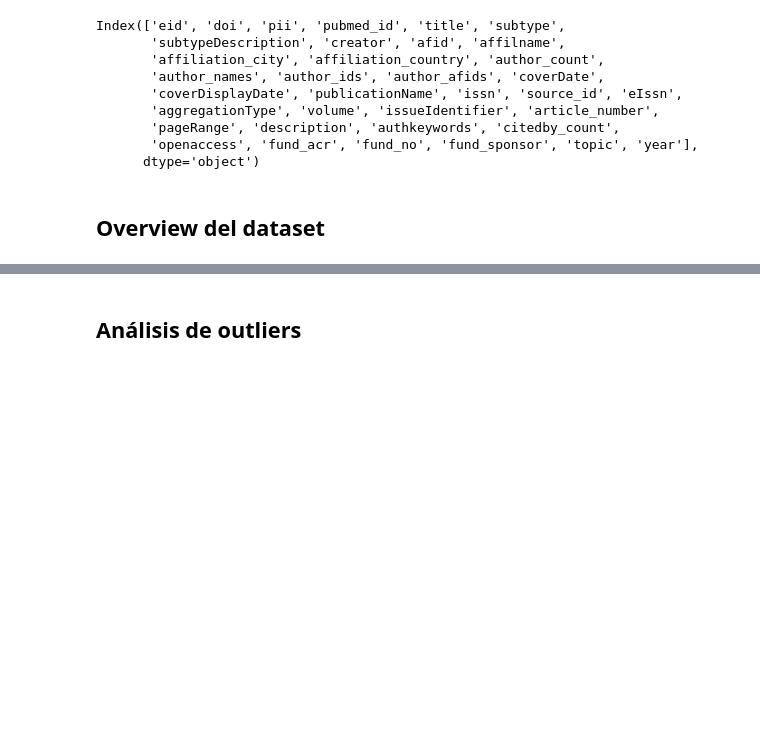
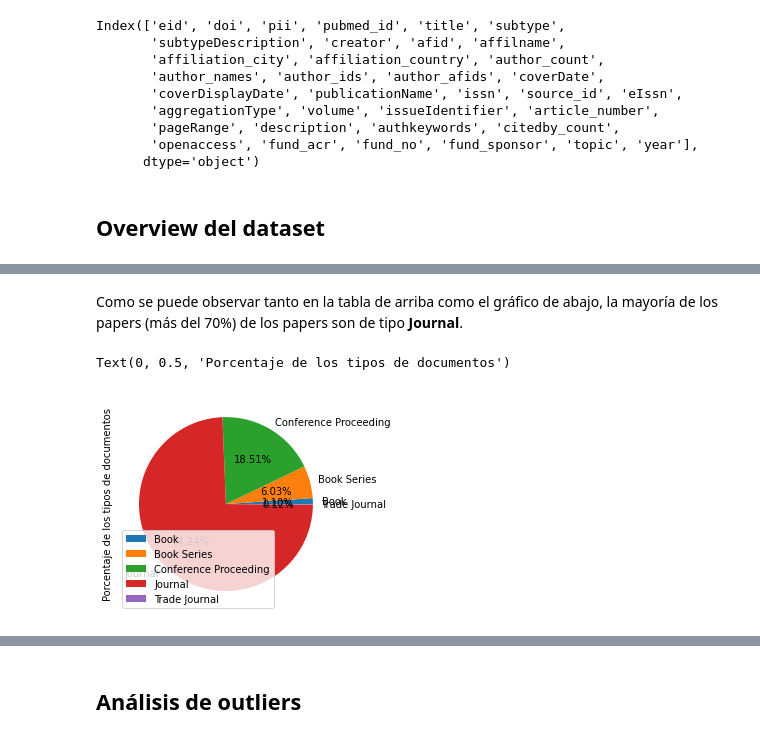
Before and after one commit to epulla/ProyectoCienciaDatos, a Jupyter notebook: AnalisisExploratorio.ipynb, the cells around one changed output, grey strips where cells are left out. Drawn from its saved outputs; the diff is of its cells as text; code cells hidden in the pictures; blank space fills up the shorter version.

```diff
--- a/AnalisisExploratorio.ipynb
+++ b/AnalisisExploratorio.ipynb
@@ -74,0 +84,3 @@ df[['doi','title','subtype','subtypeDescription','creator','affilname','affiliat
+# %%
+percentage_by_type = df[["title", "aggregationType"]].groupby("aggregationType").count() / len(df) * 100
+percentage_by_type
@@ -74,0 +95,8 @@ df[['doi','title','subtype','subtypeDescription','creator','affilname','affiliat
+# %% [markdown]
+Como se puede observar tanto en la tabla de arriba como el gráfico de abajo, la mayoría de los papers (más del 70%) de los papers son de tipo <strong>Journal</strong>.
+# %%
+percentage_by_type.plot.pie(autopct="%.2f%%", subplots=True)
+plt.ylabel("Porcentaje de los tipos de documentos")
+# %% [output]
+Text(0, 0.5, 'Porcentaje de los tipos de documentos')
+[figure, added]
```
Also changed, not shown: parts of 19 cells of this notebook.
